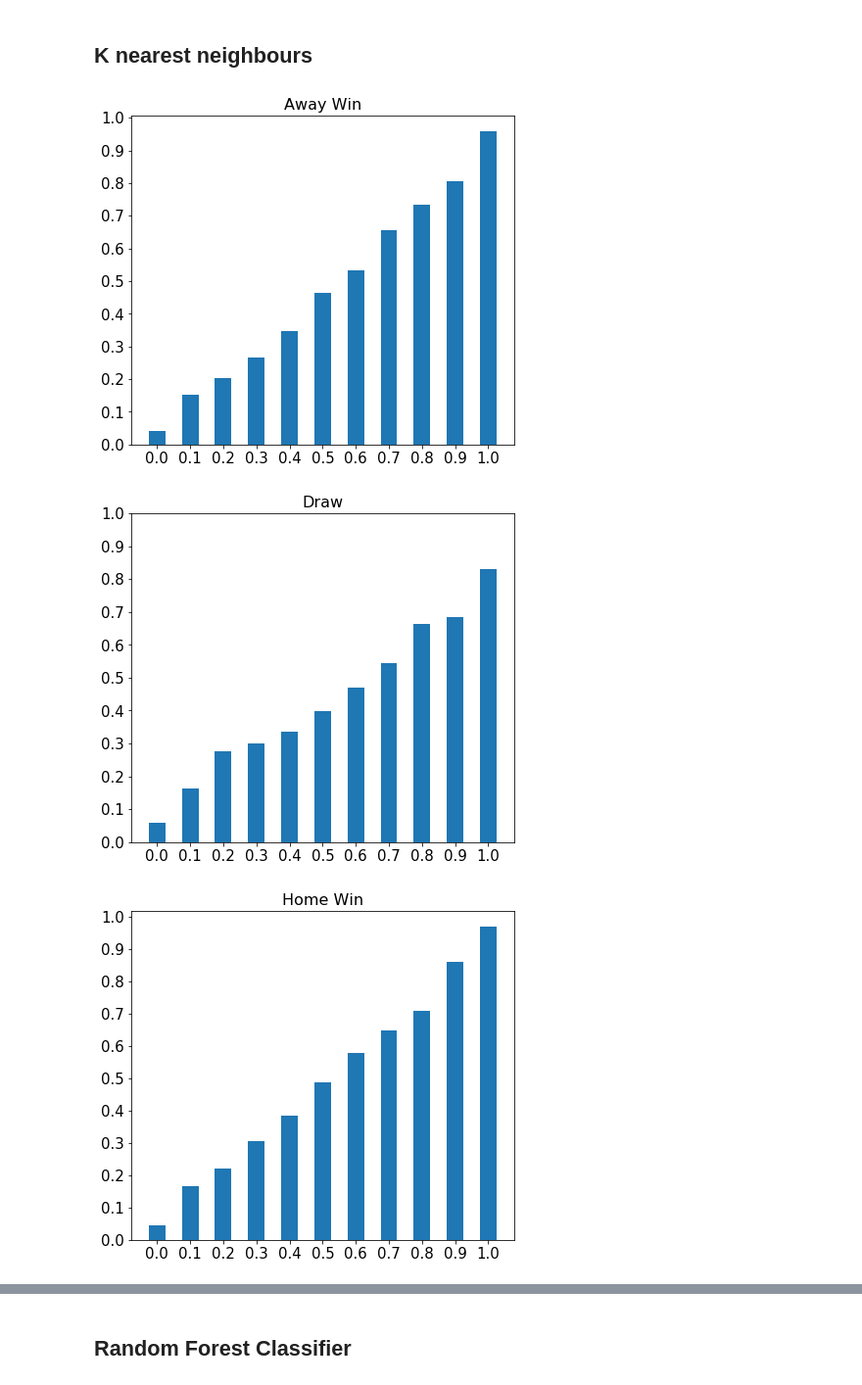
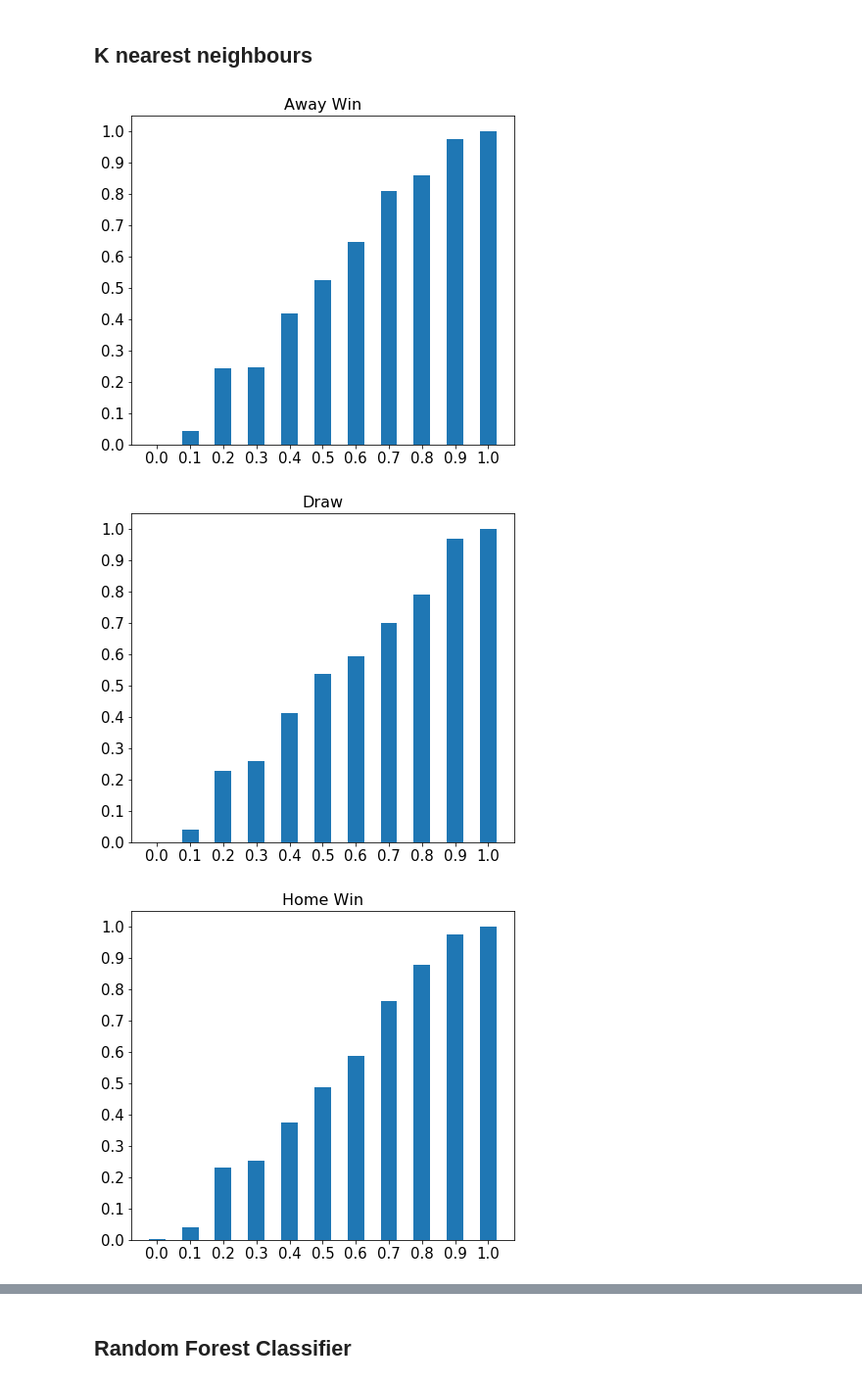
Before and after one commit to jay-z007/CSE519-2017-111463646, a Jupyter notebook: Project/model.ipynb, the cells around one changed output, grey strips where cells are left out. Shown: that part at 98% size. Drawn from its saved outputs; the diff is of its cells as text; code cells hidden in the pictures.

Commit message:
added player attributes

```diff
--- a/Project/model.ipynb
+++ b/Project/model.ipynb
@@ -89,6 +111,7 @@ temp_data = train_data.copy(deep = True)
 # %%
-columns = ['date', 'B365H', 'B365D', 'B365A', 'match_id', 'home_team', 'away_team',
-           'winner', 'minute', 'H_Goal', 'A_Goal']
+columns = ['date', 'B365H', 'B365D', 'B365A', 'home_team', 'away_team',
+           'winner', 'minute', 'H_Goal', 'A_Goal', 'home_avg_player_rating',
+           'away_avg_player_rating', 'H_R_Card', 'A_R_Card']
 train_data = train_data[columns]
 # %%
 train_data.shape
@@ -103,7 +126,9 @@ train_data.drop_duplicates(inplace=True, keep='first')
 # %%
 # train_data.match_id.value_counts()
 # %%
-X = train_data.drop(['winner', 'date', 'match_id', 'home_team', 'away_team'], axis=1)
+# X = train_data.drop(['winner', 'date', 'match_id', 'home_team', 'away_team'], axis=1)
+X = train_data.drop(['winner', 'date', 'home_team', 'away_team'], axis=1)
+
 Y = train_data['winner']
 # %%
 X_train, X_test, y_train, y_test = train_test_split(X, Y, test_size=0.1)
@@ -148,10 +176,10 @@ X = temp_data.drop(['winner'], axis=1)
 Y = temp_data['winner']
 X_trainA, X_testA, y_trainA, y_testA = train_test_split(X, Y, test_size=0.1,shuffle= False)
 # %%
-head = X_testA #1510605206930   1510602646114
-match_data = head.loc[head['match_id'] == 1510605206930]
-match_data=match_data.drop([  'date', 'match_id', 'home_team', 'away_team'], axis=1)
-y_prob= lr.predict_proba(match_data)
+# head = X_testA #1510605206930   1510602646114
+# match_data = head.loc[head['match_id'] == 1510605206930]
+# match_data=match_data.drop([  'date', 'match_id', 'home_team', 'away_team'], axis=1)
+# y_prob= lr.predict_proba(match_data)
 # %%
 plot_prob_timeline(y_prob[:,0],'Away Win Probability Timeline')
 plot_prob_timeline(y_prob[:,1],'Draw Probability Timeline')
@@ -166,21 +194,21 @@ plot_prob_timeline(y_prob[:,2],'Home Win Probability Timeline')
 ## K nearest neighbours
 # %%
 
-for weight in ['uniform']: #, 'distance']:
+for weight in ['uniform', 'distance']:
 
-    neigh = KNN(n_neighbors=10, algorithm='kd_tree', weights=weight, n_jobs=-1)
+    neigh = KNN(n_neighbors=10, algorithm='auto', weights=weight, n_jobs=-1)
     neigh.fit(X_train, y_train)
 
     y_pred = neigh.predict(X_test)
 
 #     print metrics.accuracy_score(y_test, y_pred)
 
     y_prob = neigh.predict_proba(X_test)
     print eval_probs(y_prob, y_test, [-1,0,1],show_plot=True)
 
 
 #     save_model(neigh, "KNN"+weight)
 # %% [output]
-[figure, old version]
+[figure, new version]
-[figure, old version]
+[figure, new version]
-[figure, old version]
+[figure, new version]
```
Also changed, not shown: parts of 10 cells of this notebook, 1 other file.
